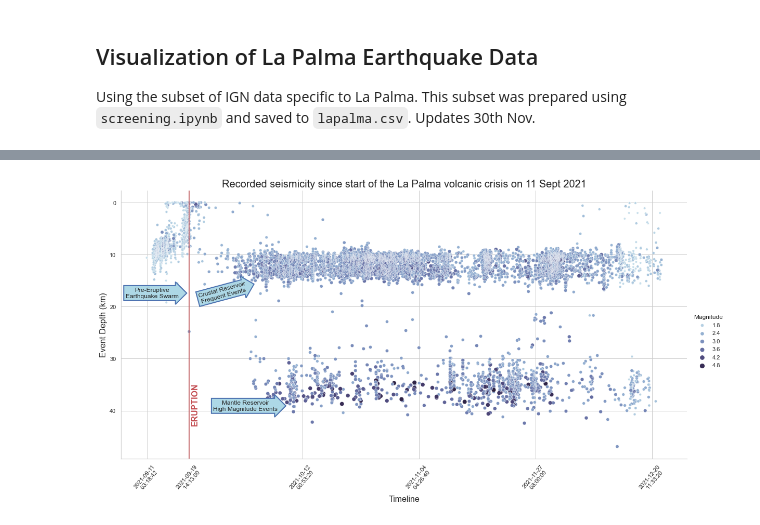
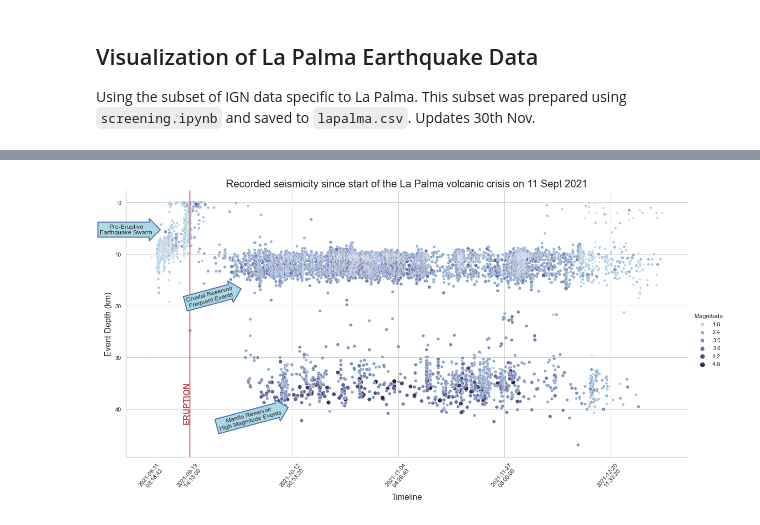
Before and after one commit to stevejpurves/ign-earthquake-data, a Jupyter notebook: notebooks/visualizaton.ipynb, the cells around one changed output, grey strips where cells are left out. Cells and saved outputs as stored; diff of their text form; code cells hidden in the pictures.

Commit message:
data update and improved plots

```diff
--- a/notebooks/visualizaton.ipynb
+++ b/notebooks/visualizaton.ipynb
@@ -69,36 +69,36 @@ df.tail()
 # %%
 def get_numeric_datetime(dt: str):
     return pd.to_numeric(pd.to_datetime([dt]))[0]
 
 sns.relplot(
-    data=df,
+    data=df[df['Date'] < '2022-01-01'],
     x="timestamp", y="Depth(km)",
     hue="Magnitude", size="Magnitude",
     kind="scatter",palette=sns.color_palette("ch:s=.25,rot=-.25", as_cmap=True),
     height=8, aspect=2
 )
 plt.gca().invert_yaxis()
 xticks = plt.gca().get_xticks()
 new_xticks = [get_numeric_datetime('2021-09-11 03:18:42'),
     get_numeric_datetime('2021-09-19 14:13:00')]
 new_xticks = np.append(new_xticks, xticks[2:-1])
 # new_xticks = np.append(new_xticks, [get_numeric_datetime('2021-11-9 16:00:00')])
 
 plt.gca().set_xticks(new_xticks)
 xtick_labels = [pd.to_datetime(tm).strftime('%Y-%m-%d\n %H:%M:%S') for tm in new_xticks]
 plt.gca().set_xticklabels(xtick_labels, rotation=50)
 
 
 
 plt.title('Recorded seismicity since start of the La Palma volcanic crisis on 11 Sept 2021', fontdict=dict(fontsize=20))
 plt.xlabel('Timeline', fontsize=16)
 plt.ylabel('Event Depth (km)', fontsize=16);
 
 
 plt.axvline(x=new_xticks[1], ymin=0, color='r')
-plt.annotate('ERUPTION', (0.124, 0.13), rotation=90, xycoords='axes fraction', fontweight='bold', fontsize=16, color='r')
-plt.annotate("Pre-Eruptive\nEarthquake Swarm", (0.055, 0.6), xycoords='axes fraction', horizontalalignment="center", bbox=dict(boxstyle="rarrow,pad=0.3", fc="lightblue", ec="b", lw=2))
-plt.annotate("Crustal Reservoir\nFrequent Events", (0.18, 0.58), rotation=15,xycoords='axes fraction', horizontalalignment="center", bbox=dict(boxstyle="rarrow,pad=0.3", fc="lightblue", ec="b", lw=2))
-plt.annotate("Mantle Reservoir\nHigh Magnitude Events", (0.22, 0.18), xycoords='axes fraction', horizontalalignment="center", bbox=dict(boxstyle="rarrow,pad=0.3", fc="lightblue", ec="b", lw=2));
+plt.annotate('ERUPTION', (0.102, 0.13), rotation=90, xycoords='axes fraction', fontweight='bold', fontsize=16, color='r')
+plt.annotate("Pre-Eruptive\nEarthquake Swarm", (0.0, 0.835), xycoords='axes fraction', horizontalalignment="center", bbox=dict(boxstyle="rarrow,pad=0.3", fc="lightblue", ec="b", lw=2))
+plt.annotate("Crustal Reservoir\nFrequent Events", (0.15, 0.56), rotation=15, xycoords='axes fraction', horizontalalignment="center", bbox=dict(boxstyle="rarrow,pad=0.3", fc="lightblue", ec="b", lw=2))
+plt.annotate("Mantle Reservoir\nHigh Magnitude Events", (0.22, 0.1), rotation=15, xycoords='axes fraction', horizontalalignment="center", bbox=dict(boxstyle="rarrow,pad=0.3", fc="lightblue", ec="b", lw=2));
 # %% [output]
-[figure, old version]
+[figure, new version]
```
Also changed, not shown: parts of 5 cells of this notebook, 6 other files.
